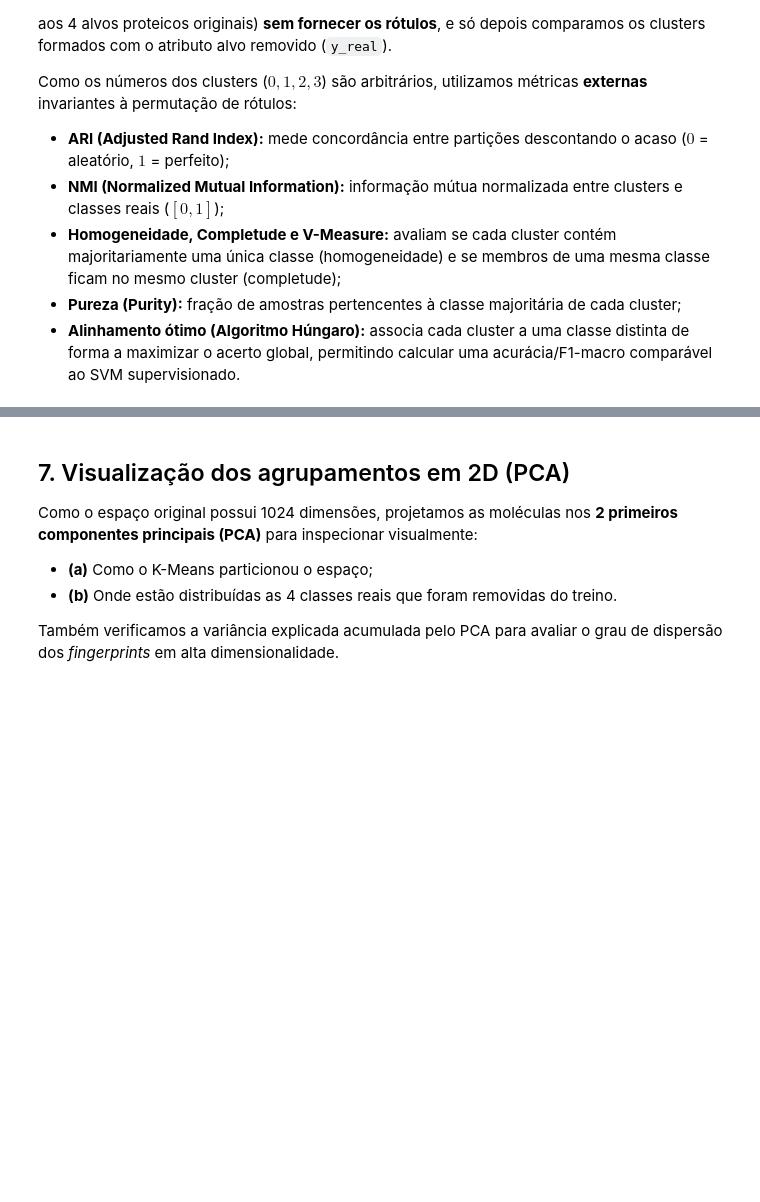
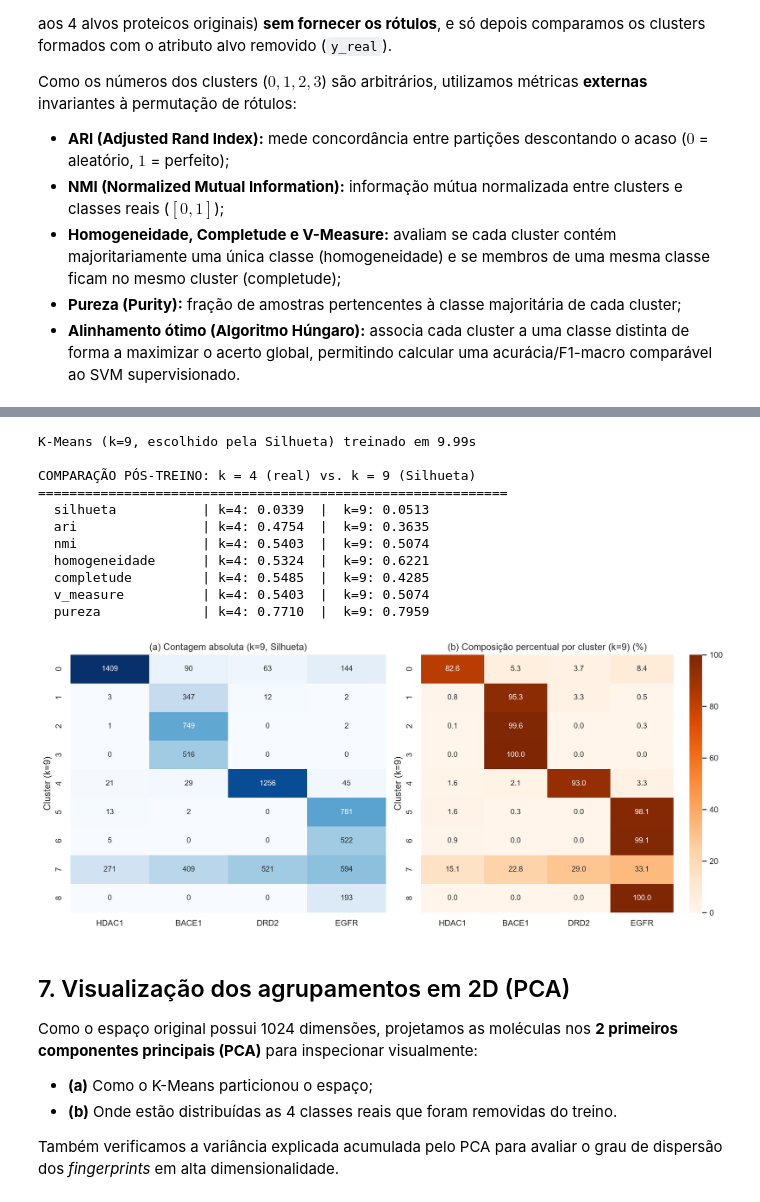
Before and after one commit to Luisfelipe114/PPGCC_UFPI_Machine_Learning, a Jupyter notebook: PPGCC_ML_KMeans/Avaliacao_KMeans_ChEMBL.ipynb, the cells around one changed output, grey strips where cells are left out. Cells and saved outputs as stored; diff of their text form; code cells hidden in the pictures; blank space fills up the shorter version.

Commit message:
feat: adiciona notebook de experimentacao do kmeans com conclusoes

```diff
--- a/PPGCC_ML_KMeans/Avaliacao_KMeans_ChEMBL.ipynb
+++ b/PPGCC_ML_KMeans/Avaliacao_KMeans_ChEMBL.ipynb
@@ -510,3 +505,62 @@ Cluster (K-Means)
+# %%
+t0 = time.time()
+km_ksil = KMeans(n_clusters=melhor_k_sil, init="k-means++", n_init=20, random_state=RANDOM_STATE)
+clusters_ksil = km_ksil.fit_predict(X_sem_alvo)
+tempo_ksil = time.time() - t0
+
+metricas_ksil = {
+    "k": int(melhor_k_sil),
+    "inercia": float(km_ksil.inertia_),
+    "silhueta": float(silhouette_score(X_sem_alvo, clusters_ksil, sample_size=SIL_SAMPLE, random_state=RANDOM_STATE)),
+    "ari": float(adjusted_rand_score(y_real, clusters_ksil)),
+    "nmi": float(normalized_mutual_info_score(y_real, clusters_ksil)),
+    "homogeneidade": float(homogeneity_score(y_real, clusters_ksil)),
+    "completude": float(completeness_score(y_real, clusters_ksil)),
+    "v_measure": float(v_measure_score(y_real, clusters_ksil)),
+    "pureza": pureza_clusters(y_real, clusters_ksil),
+}
+
+print(f"K-Means (k={melhor_k_sil}, escolhido pela Silhueta) treinado em {tempo_ksil:.2f}s\n")
+print(f"COMPARAÇÃO PÓS-TREINO: k = {N_CLASSES} (real) vs. k = {melhor_k_sil} (Silhueta)")
+print("=" * 60)
+for chave in ["silhueta", "ari", "nmi", "homogeneidade", "completude", "v_measure", "pureza"]:
+    print(f"  {chave:18s} | k={N_CLASSES}: {metricas_k4[chave]:.4f}  |  k={melhor_k_sil}: {metricas_ksil[chave]:.4f}")
+
+# Matriz de contingência (k_sil x 4), ordenando as linhas pela proteína dominante (mesma ordem de colunas)
+cont_ksil_abs = pd.crosstab(
+    pd.Series(clusters_ksil, name=f"Cluster (k={melhor_k_sil})"),
+    pd.Series(dados["protein"], name="Proteína Real"),
+)[ordem_colunas]
+dom_idx = cont_ksil_abs.idxmax(axis=1).map({p: i for i, p in enumerate(ordem_colunas)})
+cont_ksil_abs = cont_ksil_abs.loc[dom_idx.sort_values().index].reset_index(drop=True)
+cont_ksil_abs.index.name = f"Cluster (k={melhor_k_sil})"
+cont_ksil_prop = cont_ksil_abs.div(cont_ksil_abs.sum(axis=1), axis=0)
+
+cont_ksil_abs.to_csv(f"{OUT}/matriz_contingencia_k{melhor_k_sil}.csv")
+
+fig, axes = plt.subplots(1, 2, figsize=(13, 5.5))
+sns.heatmap(cont_ksil_abs, annot=True, fmt="d", cmap="Blues", ax=axes[0], cbar=False)
+axes[0].set_title(f"(a) Contagem absoluta (k={melhor_k_sil}, Silhueta)")
+
+sns.heatmap(cont_ksil_prop * 100, annot=True, fmt=".1f", cmap="Oranges", ax=axes[1], vmin=0, vmax=100)
+axes[1].set_title(f"(b) Composição percentual por cluster (k={melhor_k_sil}) (%)")
+
+plt.tight_layout()
+plt.savefig(f"{OUT}/matriz_contingencia_k{melhor_k_sil}.png", bbox_inches="tight")
+plt.show()
+# %% [output]
+K-Means (k=9, escolhido pela Silhueta) treinado em 9.99s
+
+COMPARAÇÃO PÓS-TREINO: k = 4 (real) vs. k = 9 (Silhueta)
+============================================================
+  silhueta           | k=4: 0.0339  |  k=9: 0.0513
+  ari                | k=4: 0.4754  |  k=9: 0.3635
+  nmi                | k=4: 0.5403  |  k=9: 0.5074
+  homogeneidade      | k=4: 0.5324  |  k=9: 0.6221
+  completude         | k=4: 0.5485  |  k=9: 0.4285
+  v_measure          | k=4: 0.5403  |  k=9: 0.5074
+  pureza             | k=4: 0.7710  |  k=9: 0.7959
+[figure, added]
 # %% [markdown]
 ## 7. Visualização dos agrupamentos em 2D (PCA)
 
```
Also changed, not shown: parts of 19 cells of this notebook, 12 other files.
